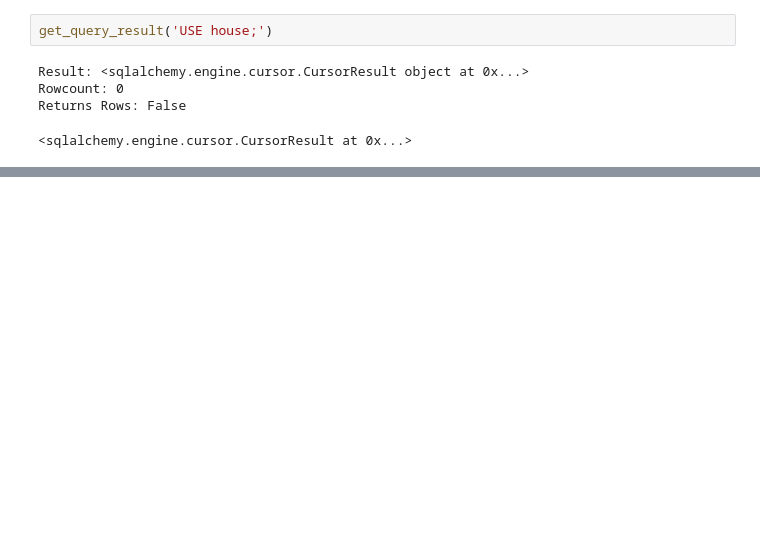
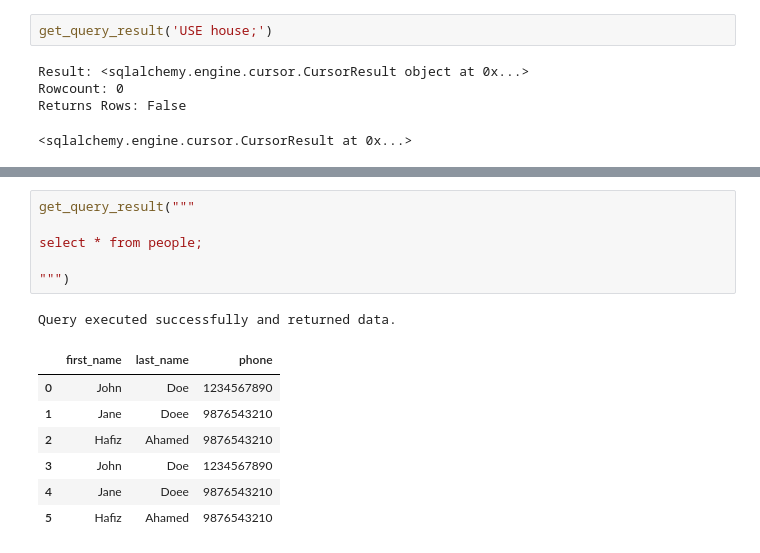
Before and after one commit to souravsarker2015/mysql_bootcamp, a Jupyter notebook: 1_introdunction/introduction.ipynb, the cells around one changed output, grey strips where cells are left out. Saved outputs shown, nothing was run; the diff lists cells and outputs as text; blank space fills up the shorter version.

```diff
--- a/1_introdunction/introduction.ipynb
+++ b/1_introdunction/introduction.ipynb
@@ -171,0 +350,15 @@ get_query_result('select database();')
+# %%
+get_query_result("""
+
+select * from people;
+
+""")
+# %% [output]
+Query executed successfully and returned data.
+|  | first_name | last_name | phone |
+| 0 | John | Doe | 1234567890 |
+| 1 | Jane | Doee | 9876543210 |
+| 2 | Hafiz | Ahamed | 9876543210 |
+| 3 | John | Doe | 1234567890 |
+| 4 | Jane | Doee | 9876543210 |
+| 5 | Hafiz | Ahamed | 9876543210 |
```
Also changed, not shown: parts of 18 cells of this notebook.
